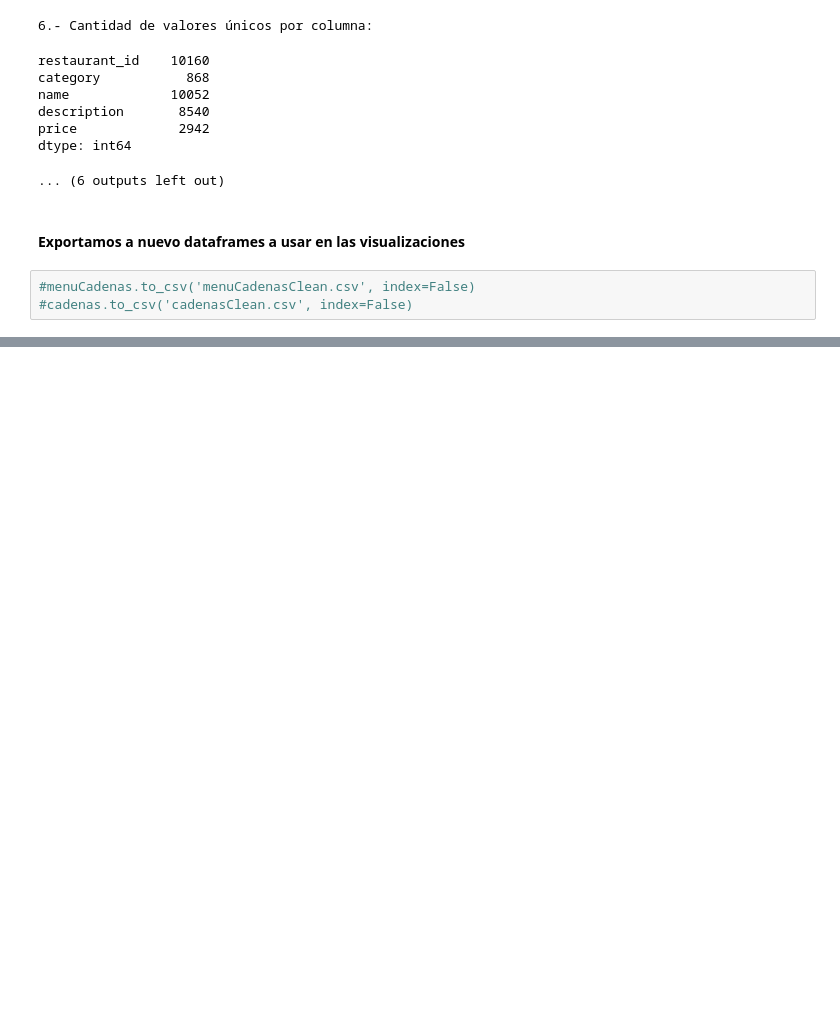
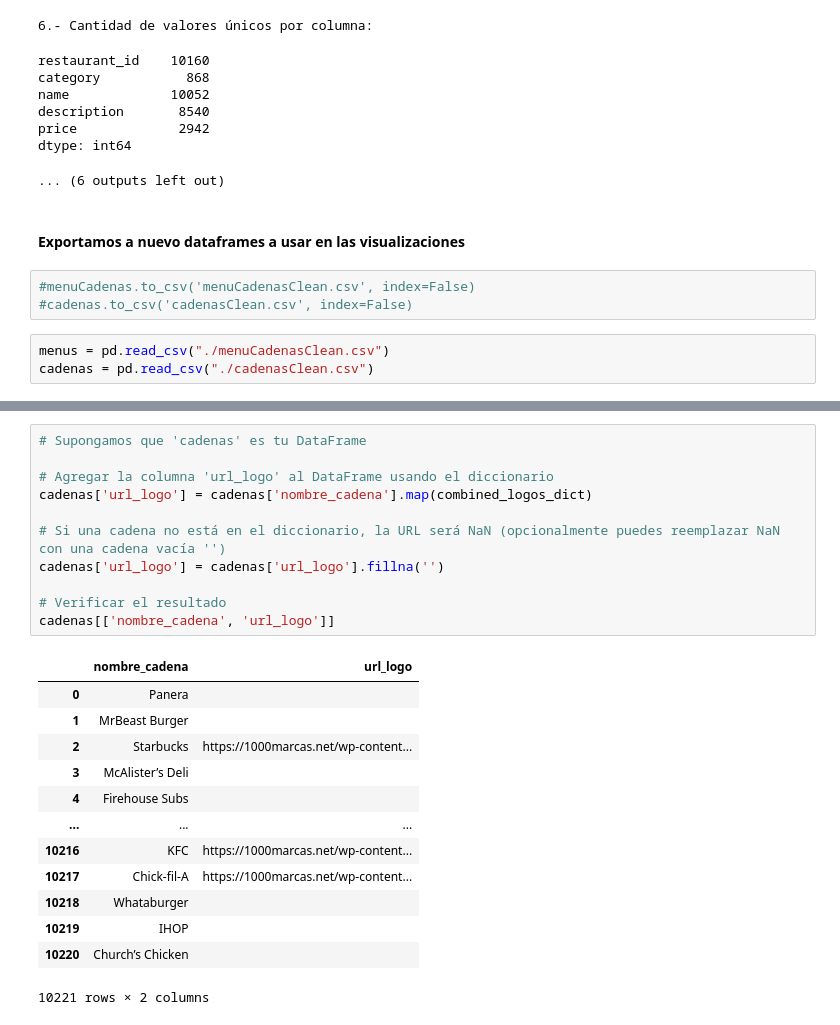
Before and after one commit to damiatus/TallerDeVisua, a Jupyter notebook: Presentacion1/datos.ipynb, the cells around one changed output, grey strips where cells are left out. Cells and saved outputs as stored; diff of their text form; blank space fills up the shorter version.

```diff
--- a/Presentacion1/datos.ipynb
+++ b/Presentacion1/datos.ipynb
@@ -537,3 +538,6 @@ dtype: int64
 # %%
 #menuCadenas.to_csv('menuCadenasClean.csv', index=False)
 #cadenas.to_csv('cadenasClean.csv', index=False)
+# %%
+menus = pd.read_csv("./menuCadenasClean.csv")
+cadenas = pd.read_csv("./cadenasClean.csv")
@@ -539,0 +687,25 @@ dtype: int64
+# %%
+# Supongamos que 'cadenas' es tu DataFrame
+
+# Agregar la columna 'url_logo' al DataFrame usando el diccionario
+cadenas['url_logo'] = cadenas['nombre_cadena'].map(combined_logos_dict)
+
+# Si una cadena no está en el diccionario, la URL será NaN (opcionalmente puedes reemplazar NaN con una cadena vacía '')
+cadenas['url_logo'] = cadenas['url_logo'].fillna('')
+
+# Verificar el resultado
+cadenas[['nombre_cadena', 'url_logo']]
+# %% [output]
+|  | nombre_cadena | url_logo |
+| 0 | Panera |  |
+| 1 | MrBeast Burger |  |
+| 2 | Starbucks | https://1000marcas.net/wp-content... |
+| 3 | McAlister’s Deli |  |
+| 4 | Firehouse Subs |  |
+| ... | ... | ... |
+| 10216 | KFC | https://1000marcas.net/wp-content... |
+| 10217 | Chick-fil-A | https://1000marcas.net/wp-content... |
+| 10218 | Whataburger |  |
+| 10219 | IHOP |  |
+| 10220 | Church’s Chicken |  |
+10221 rows × 2 columns
```
Also changed, not shown: parts of 14 cells of this notebook, 9 other files.
